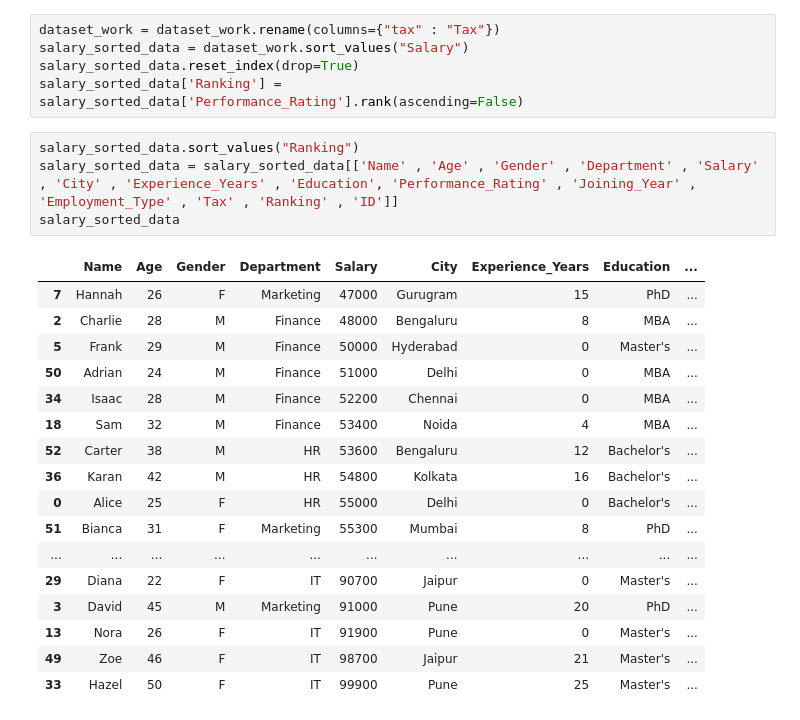
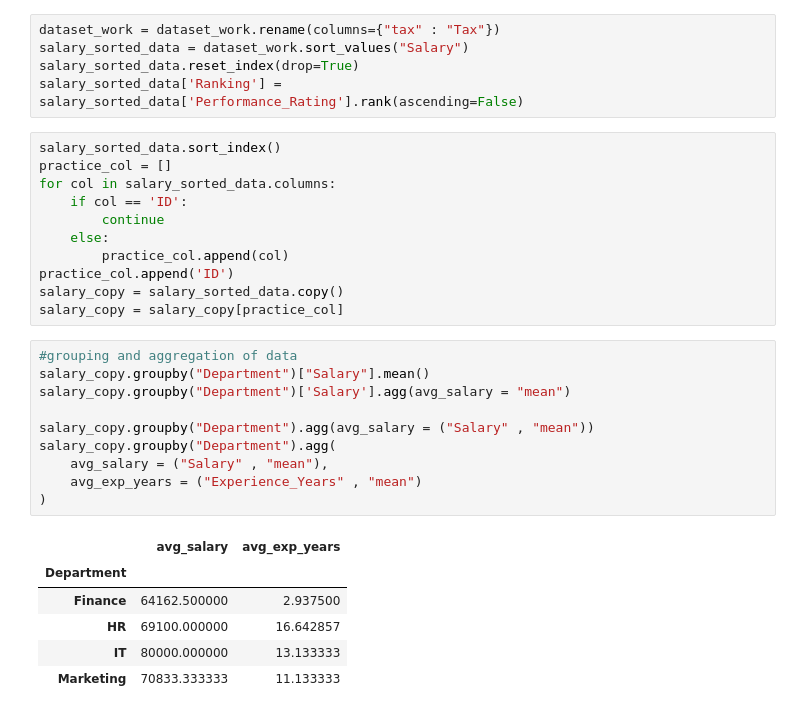
Before and after one commit to sparshchopra11/Complete-AI-ML-from-Scratch, a Jupyter notebook: Pandas/Pandas Practice 2.ipynb, the cells around one changed output. Cells and saved outputs as stored; diff of their text form.

```diff
--- a/Pandas/Pandas Practice 2.ipynb
+++ b/Pandas/Pandas Practice 2.ipynb
@@ -28,24 +28,30 @@ salary_sorted_data = dataset_work.sort_values("Salary")
 salary_sorted_data.reset_index(drop=True)
 salary_sorted_data['Ranking'] = salary_sorted_data['Performance_Rating'].rank(ascending=False)
 # %%
-salary_sorted_data.sort_values("Ranking")
-salary_sorted_data = salary_sorted_data[['Name' , 'Age' , 'Gender' , 'Department' , 'Salary' , 'City' , 'Experience_Years' , 'Education', 'Performance_Rating' , 'Joining_Year' , 'Employment_Type' , 'Tax' , 'Ranking' , 'ID']]
-salary_sorted_data
+salary_sorted_data.sort_index()
+practice_col = []
+for col in salary_sorted_data.columns:
+    if col == 'ID':
+        continue
+    else:
+        practice_col.append(col)
+practice_col.append('ID')
+salary_copy = salary_sorted_data.copy()
+salary_copy = salary_copy[practice_col]
-# %% [output]
-|  | Name | Age | Gender | Department | Salary | City | Experience_Years | Education | ... |
-| 7 | Hannah | 26 | F | Marketing | 47000 | Gurugram | 15 | PhD | ... |
-| 2 | Charlie | 28 | M | Finance | 48000 | Bengaluru | 8 | MBA | ... |
-| 5 | Frank | 29 | M | Finance | 50000 | Hyderabad | 0 | Master's | ... |
-| 50 | Adrian | 24 | M | Finance | 51000 | Delhi | 0 | MBA | ... |
-| 34 | Isaac | 28 | M | Finance | 52200 | Chennai | 0 | MBA | ... |
-| 18 | Sam | 32 | M | Finance | 53400 | Noida | 4 | MBA | ... |
-| 52 | Carter | 38 | M | HR | 53600 | Bengaluru | 12 | Bachelor's | ... |
-| 36 | Karan | 42 | M | HR | 54800 | Kolkata | 16 | Bachelor's | ... |
-| 0 | Alice | 25 | F | HR | 55000 | Delhi | 0 | Bachelor's | ... |
-| 51 | Bianca | 31 | F | Marketing | 55300 | Mumbai | 8 | PhD | ... |
-| ... | ... | ... | ... | ... | ... | ... | ... | ... | ... |
-| 29 | Diana | 22 | F | IT | 90700 | Jaipur | 0 | Master's | ... |
-| 3 | David | 45 | M | Marketing | 91000 | Pune | 20 | PhD | ... |
-| 13 | Nora | 26 | F | IT | 91900 | Pune | 0 | Master's | ... |
-| 49 | Zoe | 46 | F | IT | 98700 | Jaipur | 21 | Master's | ... |
-| 33 | Hazel | 50 | F | IT | 99900 | Pune | 25 | Master's | ... |
+# %%
+#grouping and aggregation of data
+salary_copy.groupby("Department")["Salary"].mean()
+salary_copy.groupby("Department")['Salary'].agg(avg_salary = "mean")
+
+salary_copy.groupby("Department").agg(avg_salary = ("Salary" , "mean"))
+salary_copy.groupby("Department").agg(
+    avg_salary = ("Salary" , "mean"),
+    avg_exp_years = ("Experience_Years" , "mean")
+)
+# %% [output]
+|  | avg_salary | avg_exp_years |
+| Department |  |  |
+| Finance | 64162.500000 | 2.937500 |
+| HR | 69100.000000 | 16.642857 |
+| IT | 80000.000000 | 13.133333 |
+| Marketing | 70833.333333 | 11.133333 |
```
Also changed, not shown: parts of 2 cells of this notebook, 2 other files.
